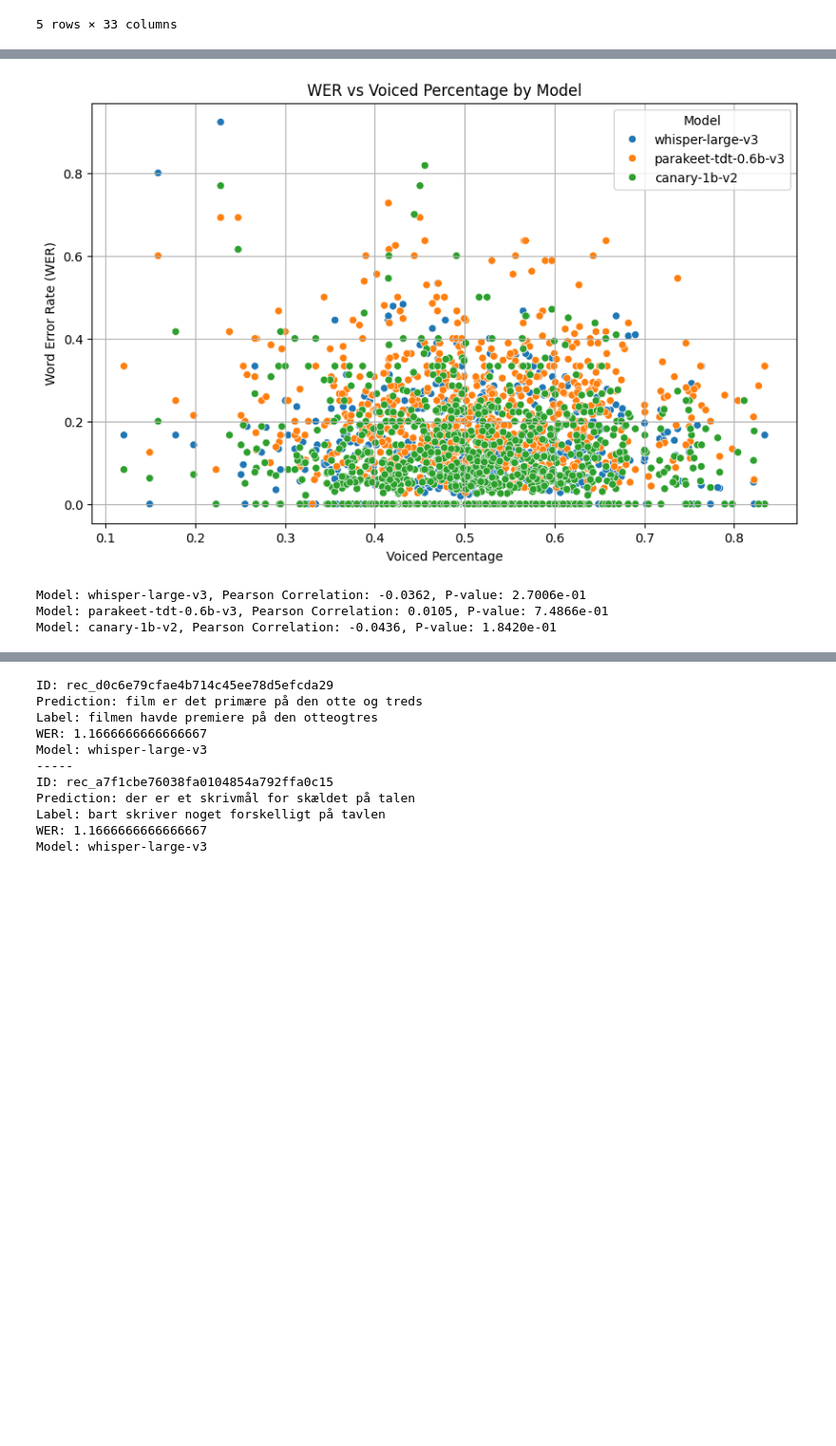
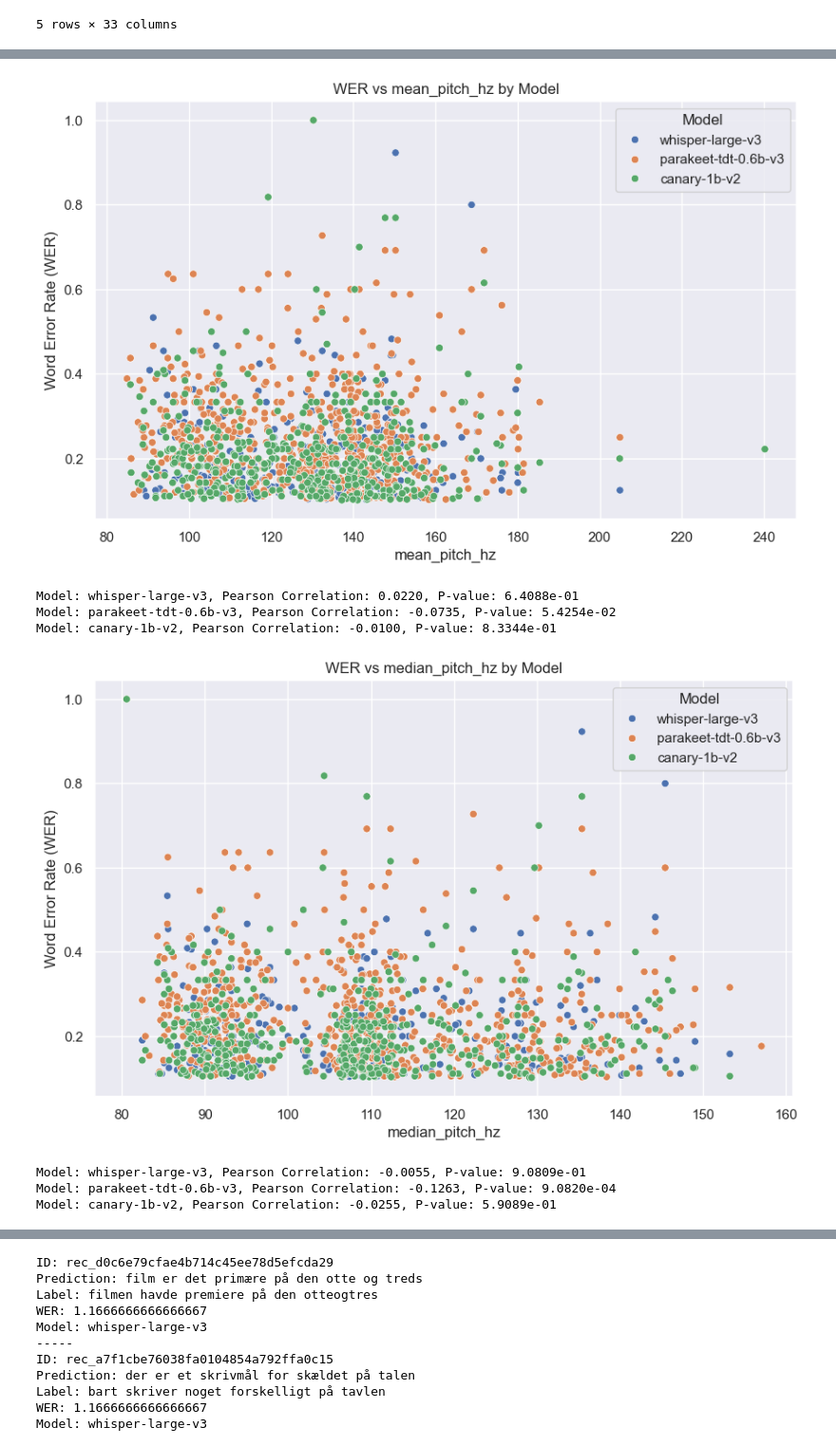
Before and after one commit to jhoffe/master_thesis, a Jupyter notebook: notebooks/evaluate_model.ipynb, the cells around one changed output, grey strips where cells are left out. Shown at 95% size. Cells and saved outputs as stored; diff of their text form; code cells hidden in the pictures; blank space fills up the shorter version.

```diff
--- a/notebooks/evaluate_model.ipynb
+++ b/notebooks/evaluate_model.ipynb
@@ -42,7 +42,7 @@ def load_from_parquet(parquet_path: Path) -> pd.DataFrame:
 df = load_from_parquet(Path("../reports/metrics/combined_detailed_results_with_embeddings.parquet"))
 
 # filter to only include fleurs
-df = df[df["dataset_name"] == "coral-v2"]
+#df = df[df["dataset_name"] == "coral-v2"]
 
 df.head()
 # %% [output]
@@ -53,3 +53,10 @@ df.head()
 | 3 | rec_a47501841f128c1e6eb7fdd21647aa14 | grønt er et ørelov liges her genn... | grant at ødelægge lees hær gennem... | 9.96 | 0.376344 | 0.857143 | whisper-large-v3 | coral-v2 | read_aloud | ... |
 | 4 | rec_9a4da4e1a39901165014ad7354ac8e4f | der er lavet scenarier der forsøg... | der er lavet scenarier der søger ... | 5.82 | 0.038462 | 0.071429 | whisper-large-v3 | coral-v2 | read_aloud | ... |
 5 rows × 33 columns
+# %%
+models = ["whisper-large-v3", "parakeet-tdt-0.6b-v3", "canary-1b-v2"]
+df_filtered = df[(df["model"].isin(models)) & (df["dataset_name"] == "coral-v2")]
+
+# calculate mean WER per model per gender
+mean_wer_per_model_gender = df_filtered.groupby(["model"])["WER"].mean().reset_index()
+mean_wer_per_model_gender
@@ -75,28 +90,36 @@ plt.show()
 # %%
 #
-models = ["whisper-large-v3", "parakeet-tdt-0.6b-v3", "canary-1b-v2"]
-df_filtered = df[(df["model"].isin(models))]
+
+
+# filter on fleurs
+df_filtered = df_filtered[df_filtered["dataset_name"] == "fleurs"]
 
 # filter WER below 1.0
-df_filtered = df_filtered[df_filtered["WER"] < 1.0]
+df_filtered = df_filtered[(df_filtered["WER"] > .1) & (df_filtered["WER"] < 10.0)]
 
-# plot WER vs voiced percentage
-plt.figure(figsize=(10, 6))
-sns.scatterplot(data=df_filtered, x="voiced_ratio", y="WER", hue="model")
-plt.title("WER vs Voiced Percentage by Model")
-plt.xlabel("Voiced Percentage")
-plt.ylabel("Word Error Rate (WER)")
-plt.legend(title="Model")
-plt.grid(True)
-plt.show()
+metrics = ["mean_pitch_hz", "median_pitch_hz", "voiced_ratio"]
+for metric in metrics:
+    # plot WER vs mean pitch
+    plt.figure(figsize=(10, 6))
+    sns.scatterplot(data=df_filtered, x=metric, y="WER", hue="model")
+    plt.title(f"WER vs {metric} by Model")
+    plt.xlabel(f"{metric}")
+    plt.ylabel("Word Error Rate (WER)")
+    plt.legend(title="Model")
+    plt.grid(True)
+    plt.show()
 
-# compute correlation coefficients
-for model in models:
-    subset = df_filtered[df_filtered["model"] == model]
-    correlation, p_value = stats.pearsonr(subset["voiced_ratio"], subset["WER"])
-    print(f"Model: {model}, Pearson Correlation: {correlation:.4f}, P-value: {p_value:.4e}")
+    # compute correlation coefficients
+    for model in models:
+        subset = df_filtered[df_filtered["model"] == model]
+        correlation, p_value = stats.pearsonr(subset[metric], subset["WER"])
+        print(f"Model: {model}, Pearson Correlation: {correlation:.4f}, P-value: {p_value:.4e}")
 # %% [output]
-[figure, old version]
+[figure, new version]
-Model: whisper-large-v3, Pearson Correlation: -0.0362, P-value: 2.7006e-01
-Model: parakeet-tdt-0.6b-v3, Pearson Correlation: 0.0105, P-value: 7.4866e-01
-Model: canary-1b-v2, Pearson Correlation: -0.0436, P-value: 1.8420e-01
+Model: whisper-large-v3, Pearson Correlation: 0.0220, P-value: 6.4088e-01
+Model: parakeet-tdt-0.6b-v3, Pearson Correlation: -0.0735, P-value: 5.4254e-02
+Model: canary-1b-v2, Pearson Correlation: -0.0100, P-value: 8.3344e-01
+[figure, added]
+Model: whisper-large-v3, Pearson Correlation: -0.0055, P-value: 9.0809e-01
+Model: parakeet-tdt-0.6b-v3, Pearson Correlation: -0.1263, P-value: 9.0820e-04
+Model: canary-1b-v2, Pearson Correlation: -0.0255, P-value: 5.9089e-01
```
Also changed, not shown: parts of 8 cells of this notebook, 3 other files.
